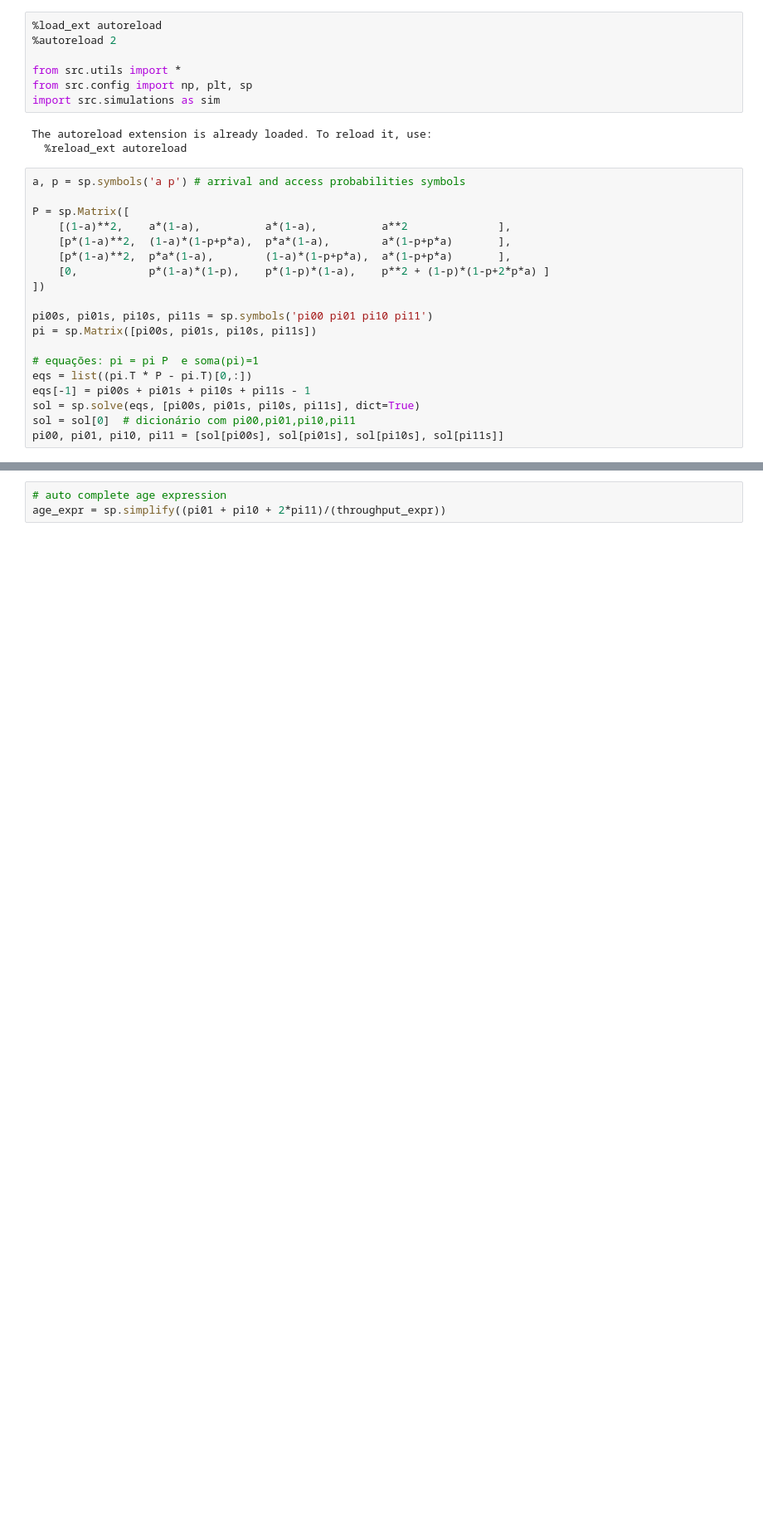
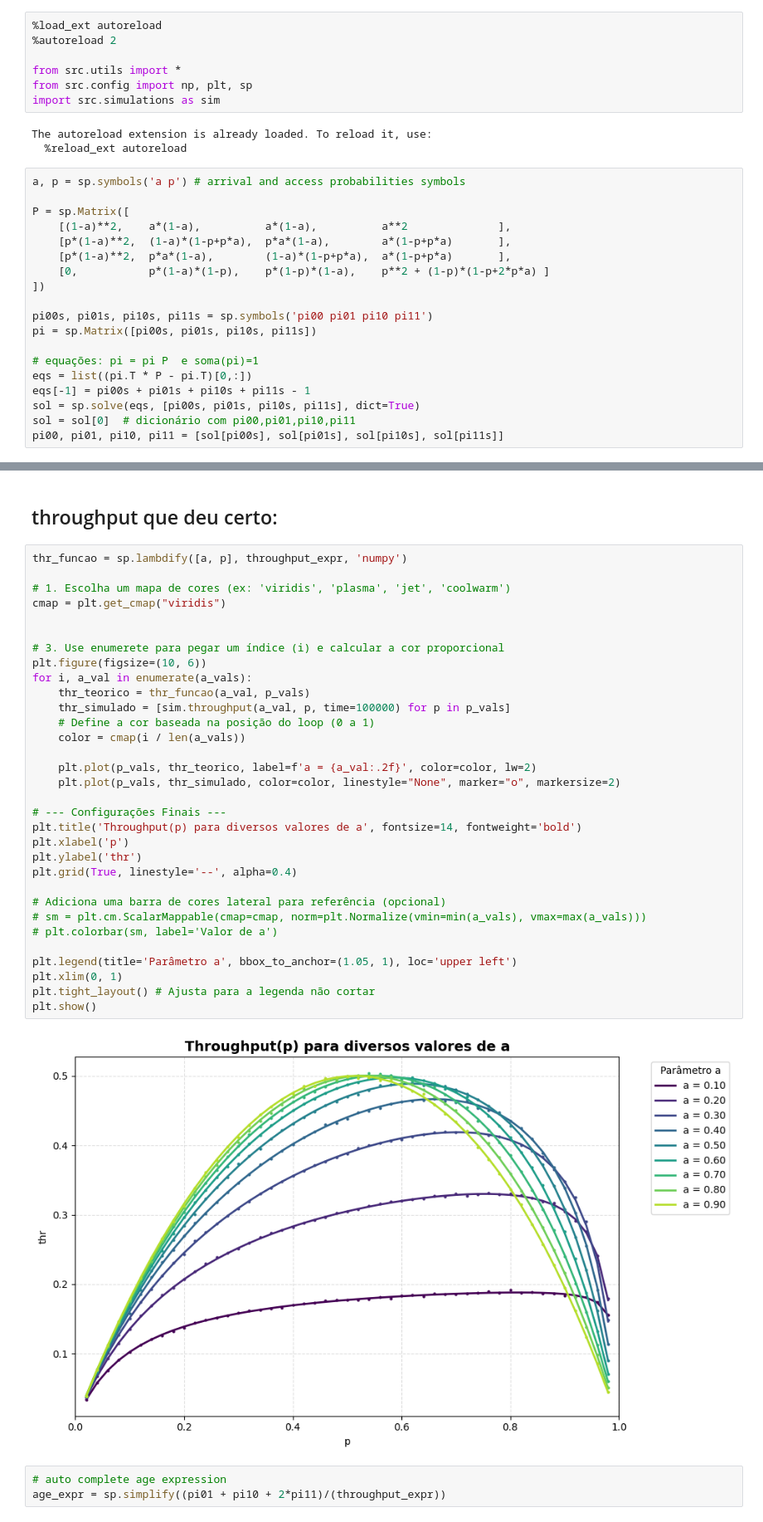
Before and after one commit to Velvet-blue/ic26-age-of-information, a Jupyter notebook: main.ipynb, the cells around one changed output, grey strips where cells are left out. Shown at 83% size. Cells and saved outputs as stored; diff of their text form; blank space fills up the shorter version.

```diff
--- a/main.ipynb
+++ b/main.ipynb
@@ -43,3 +55,39 @@ compare_metric_plot(
+# %% [markdown]
+## throughput que deu certo:
+# %%
+thr_funcao = sp.lambdify([a, p], throughput_expr, 'numpy')
+
+# 1. Escolha um mapa de cores (ex: 'viridis', 'plasma', 'jet', 'coolwarm')
+cmap = plt.get_cmap("viridis")
+
+
+# 3. Use enumerete para pegar um índice (i) e calcular a cor proporcional
+plt.figure(figsize=(10, 6))
+for i, a_val in enumerate(a_vals):
+    thr_teorico = thr_funcao(a_val, p_vals)
+    thr_simulado = [sim.throughput(a_val, p, time=100000) for p in p_vals]
+    # Define a cor baseada na posição do loop (0 a 1)
+    color = cmap(i / len(a_vals))
+
+    plt.plot(p_vals, thr_teorico, label=f'a = {a_val:.2f}', color=color, lw=2)
+    plt.plot(p_vals, thr_simulado, color=color, linestyle="None", marker="o", markersize=2)
+
+# --- Configurações Finais ---
+plt.title('Throughput(p) para diversos valores de a', fontsize=14, fontweight='bold')
+plt.xlabel('p')
+plt.ylabel('thr')
+plt.grid(True, linestyle='--', alpha=0.4)
+
+# Adiciona uma barra de cores lateral para referência (opcional)
+# sm = plt.cm.ScalarMappable(cmap=cmap, norm=plt.Normalize(vmin=min(a_vals), vmax=max(a_vals)))
+# plt.colorbar(sm, label='Valor de a')
+
+plt.legend(title='Parâmetro a', bbox_to_anchor=(1.05, 1), loc='upper left')
+plt.xlim(0, 1)
+plt.tight_layout() # Ajusta para a legenda não cortar
+plt.show()
+# %% [output]
+[figure, added]
 # %%
 # auto complete age expression
 age_expr = sp.simplify((pi01 + pi10 + 2*pi11)/(throughput_expr))
```
Also changed, not shown: parts of 4 cells of this notebook, 1 other file.
